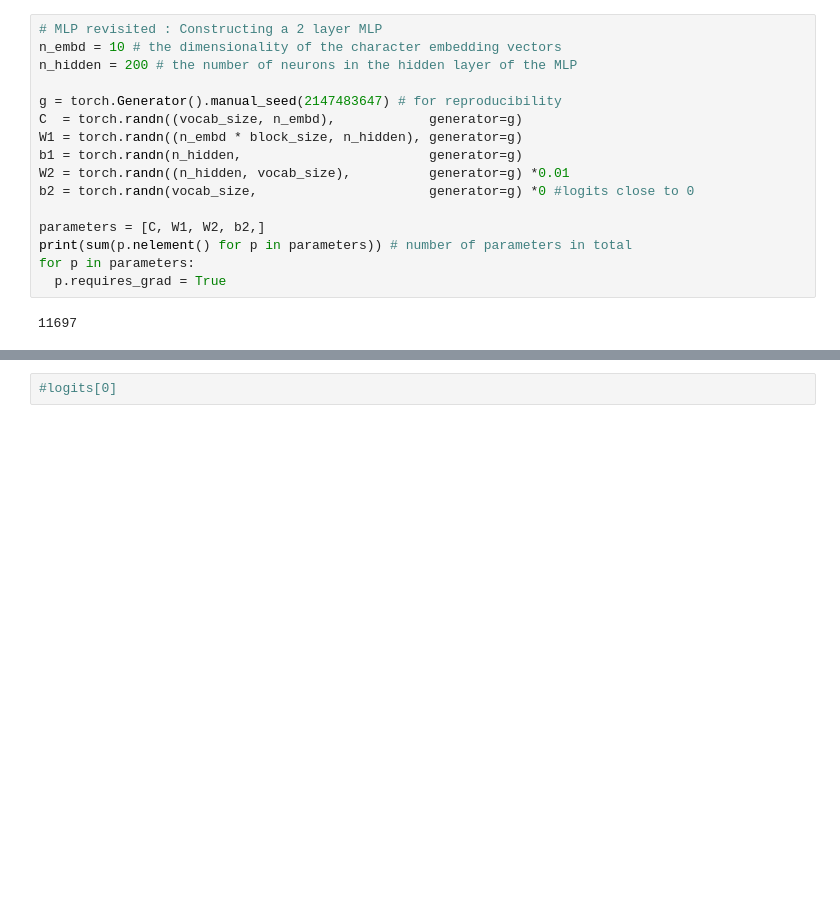
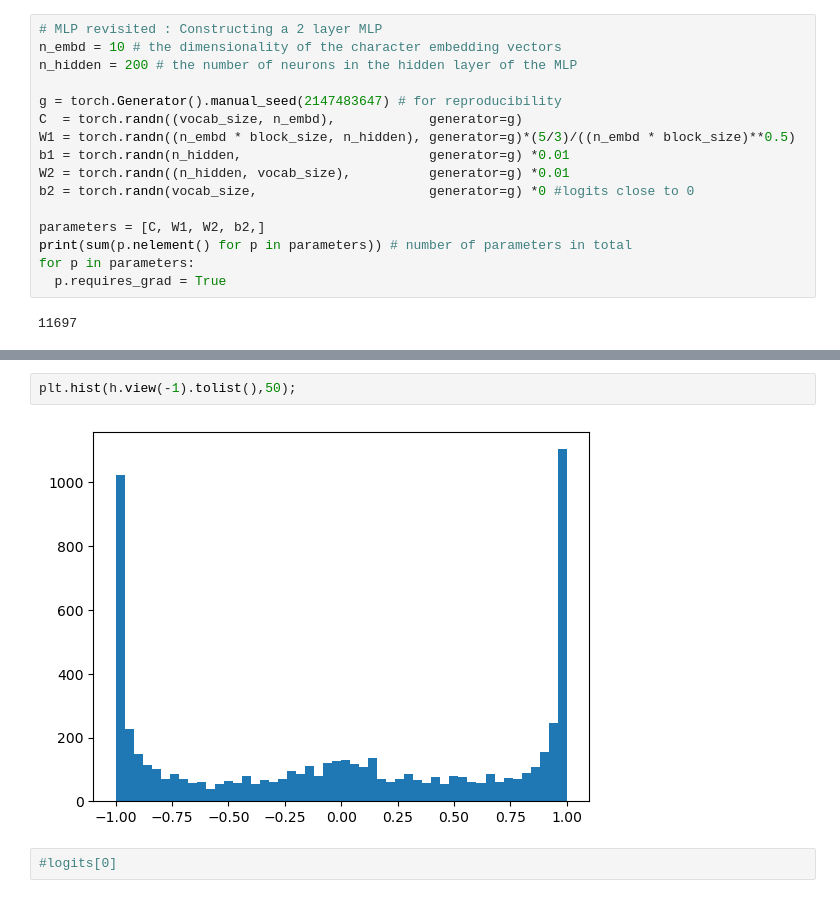
Before and after one commit to chatrdh/MLP, a Jupyter notebook: makemore_part3.ipynb, the cells around one changed output, grey strips where cells are left out. Drawn from its saved outputs; the diff is of its cells as text; blank space fills up the shorter version.

```diff
--- a/makemore_part3.ipynb
+++ b/makemore_part3.ipynb
@@ -65,8 +65,8 @@ n_hidden = 200 # the number of neurons in the hidden layer of the MLP
 
 g = torch.Generator().manual_seed(2147483647) # for reproducibility
 C  = torch.randn((vocab_size, n_embd),            generator=g)
-W1 = torch.randn((n_embd * block_size, n_hidden), generator=g)
-b1 = torch.randn(n_hidden,                        generator=g)
+W1 = torch.randn((n_embd * block_size, n_hidden), generator=g)*(5/3)/((n_embd * block_size)**0.5)
+b1 = torch.randn(n_hidden,                        generator=g) *0.01
 W2 = torch.randn((n_hidden, vocab_size),          generator=g) *0.01
 b2 = torch.randn(vocab_size,                      generator=g) *0 #logits close to 0
 
@@ -137,2 +137,6 @@ for i in range(max_steps):
+# %%
+plt.hist(h.view(-1).tolist(),50);
+# %% [output]
+[figure, added]
 # %%
 #logits[0]
```
Also changed, not shown: parts of 4 cells of this notebook.
